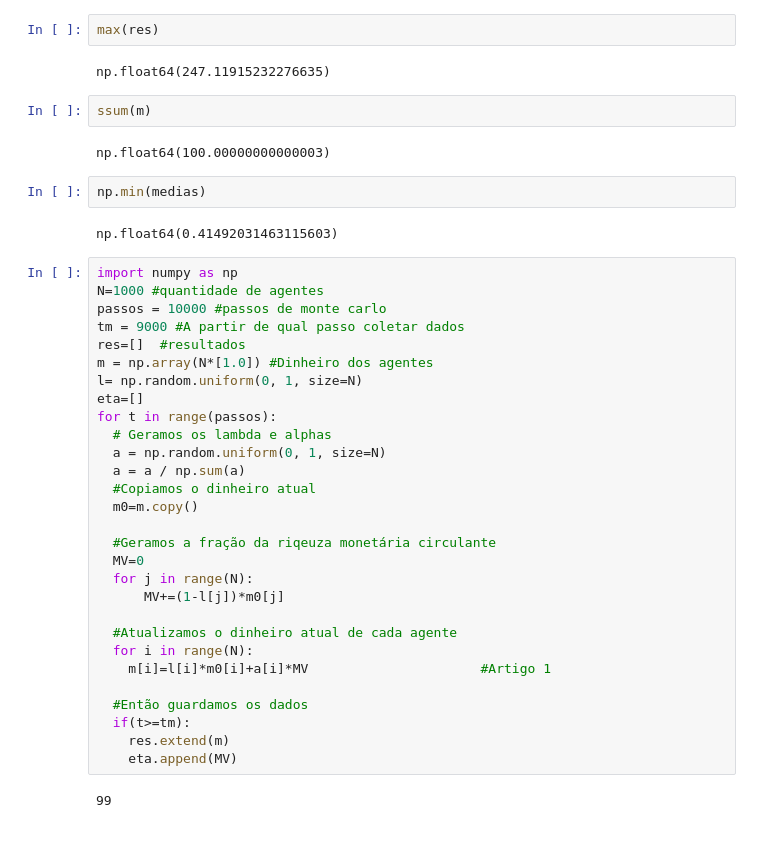
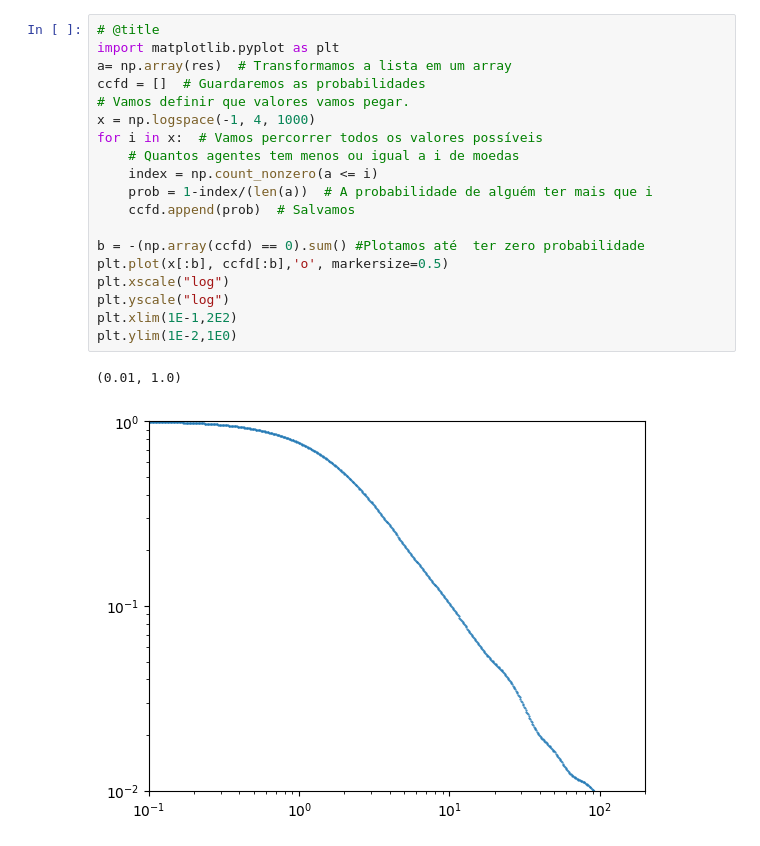
Before and after one commit to jdansb/Econophysics, a Jupyter notebook: files/gas_market.ipynb, the cells around one changed output. Cells and saved outputs as stored; diff of their text form.

```diff
--- a/files/gas_market.ipynb
+++ b/files/gas_market.ipynb
@@ -100,43 +113,22 @@ plt.yscale("log")
-# %%
-max(res)
-# %% [output]
-np.float64(247.11915232276635)
-# %%
-ssum(m)
-# %% [output]
-np.float64(100.00000000000003)
-# %%
-np.min(medias)
-# %% [output]
-np.float64(0.41492031463115603)
-# %%
-import numpy as np
-N=1000 #quantidade de agentes
-passos = 10000 #passos de monte carlo
-tm = 9000 #A partir de qual passo coletar dados
-res=[]  #resultados
-m = np.array(N*[1.0]) #Dinheiro dos agentes
-l= np.random.uniform(0, 1, size=N)
-eta=[]
-for t in range(passos):
-  # Geramos os lambda e alphas
-  a = np.random.uniform(0, 1, size=N)
-  a = a / np.sum(a)
-  #Copiamos o dinheiro atual
-  m0=m.copy()
-
-  #Geramos a fração da riqeuza monetária circulante
-  MV=0
-  for j in range(N):
-      MV+=(1-l[j])*m0[j]
-
-  #Atualizamos o dinheiro atual de cada agente
-  for i in range(N):
-    m[i]=l[i]*m0[i]+a[i]*MV                      #Artigo 1
-
-  #Então guardamos os dados
-  if(t>=tm):
-    res.extend(m)
-    eta.append(MV)
-# %% [output]
-99
+# %%
+# @title
+import matplotlib.pyplot as plt
+a= np.array(res)  # Transformamos a lista em um array
+ccfd = []  # Guardaremos as probabilidades
+# Vamos definir que valores vamos pegar.
+x = np.logspace(-1, 4, 1000)
+for i in x:  # Vamos percorrer todos os valores possíveis
+    # Quantos agentes tem menos ou igual a i de moedas
+    index = np.count_nonzero(a <= i)
+    prob = 1-index/(len(a))  # A probabilidade de alguém ter mais que i
+    ccfd.append(prob)  # Salvamos
+
+b = -(np.array(ccfd) == 0).sum() #Plotamos até  ter zero probabilidade
+plt.plot(x[:b], ccfd[:b],'o', markersize=0.5)
+plt.xscale("log")
+plt.yscale("log")
+plt.xlim(1E-1,2E2)
+plt.ylim(1E-2,1E0)
+# %% [output]
+(0.01, 1.0)
+[figure, added]
```
Also changed, not shown: parts of 7 cells of this notebook.
